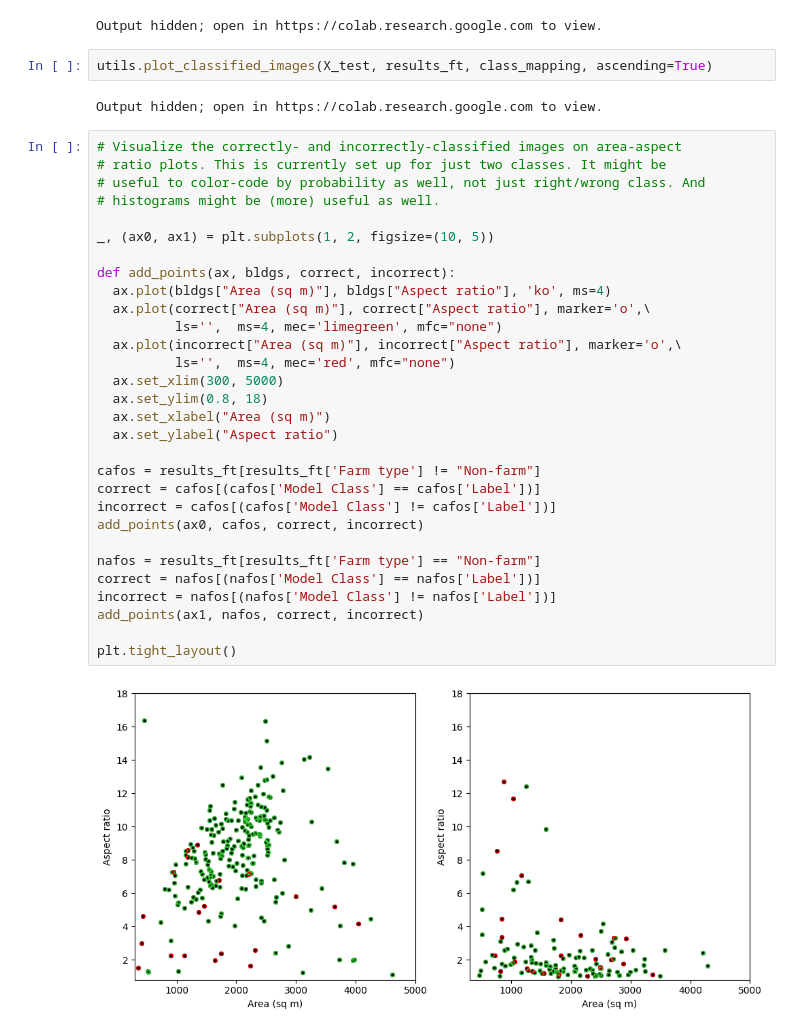
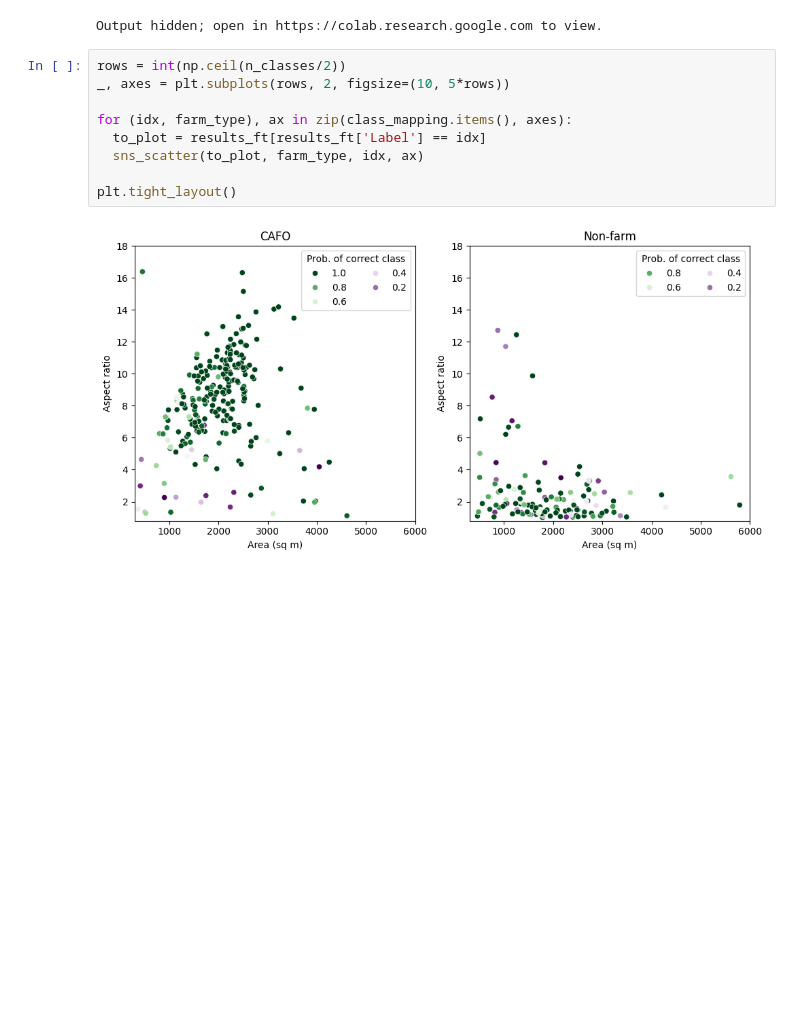
Before and after one commit to rachelemason/CAFO-AI, a Jupyter notebook: trainCNN.ipynb, the cells around one changed output. Drawn from its saved outputs; the diff is of its cells as text; blank space fills up the shorter version.

```diff
--- a/trainCNN.ipynb
+++ b/trainCNN.ipynb
@@ -368,39 +378,14 @@ weighted avg       0.87      0.87      0.87       390
 utils.plot_classified_images(X_test, results_ft, class_mapping, ascending=False)
 # %% [output]
 Output hidden; open in https://colab.research.google.com to view.
-# %%
-utils.plot_classified_images(X_test, results_ft, class_mapping, ascending=True)
-# %% [output]
-Output hidden; open in https://colab.research.google.com to view.
-# %%
-# Visualize the correctly- and incorrectly-classified images on area-aspect
-# ratio plots. This is currently set up for just two classes. It might be
-# useful to color-code by probability as well, not just right/wrong class. And
-# histograms might be (more) useful as well.
-
-_, (ax0, ax1) = plt.subplots(1, 2, figsize=(10, 5))
-
-def add_points(ax, bldgs, correct, incorrect):
-  ax.plot(bldgs["Area (sq m)"], bldgs["Aspect ratio"], 'ko', ms=4)
-  ax.plot(correct["Area (sq m)"], correct["Aspect ratio"], marker='o',\
-          ls='',  ms=4, mec='limegreen', mfc="none")
-  ax.plot(incorrect["Area (sq m)"], incorrect["Aspect ratio"], marker='o',\
-          ls='',  ms=4, mec='red', mfc="none")
-  ax.set_xlim(300, 5000)
-  ax.set_ylim(0.8, 18)
-  ax.set_xlabel("Area (sq m)")
-  ax.set_ylabel("Aspect ratio")
-
-cafos = results_ft[results_ft['Farm type'] != "Non-farm"]
-correct = cafos[(cafos['Model Class'] == cafos['Label'])]
-incorrect = cafos[(cafos['Model Class'] != cafos['Label'])]
-add_points(ax0, cafos, correct, incorrect)
-
-nafos = results_ft[results_ft['Farm type'] == "Non-farm"]
-correct = nafos[(nafos['Model Class'] == nafos['Label'])]
-incorrect = nafos[(nafos['Model Class'] != nafos['Label'])]
-add_points(ax1, nafos, correct, incorrect)
-
-plt.tight_layout()
-# %% [output]
-[figure, removed]
+# %%
+rows = int(np.ceil(n_classes/2))
+_, axes = plt.subplots(rows, 2, figsize=(10, 5*rows))
+
+for (idx, farm_type), ax in zip(class_mapping.items(), axes):
+  to_plot = results_ft[results_ft['Label'] == idx]
+  sns_scatter(to_plot, farm_type, idx, ax)
+
+plt.tight_layout()
+# %% [output]
+[figure, added]
```
Also changed, not shown: parts of 11 cells of this notebook.
